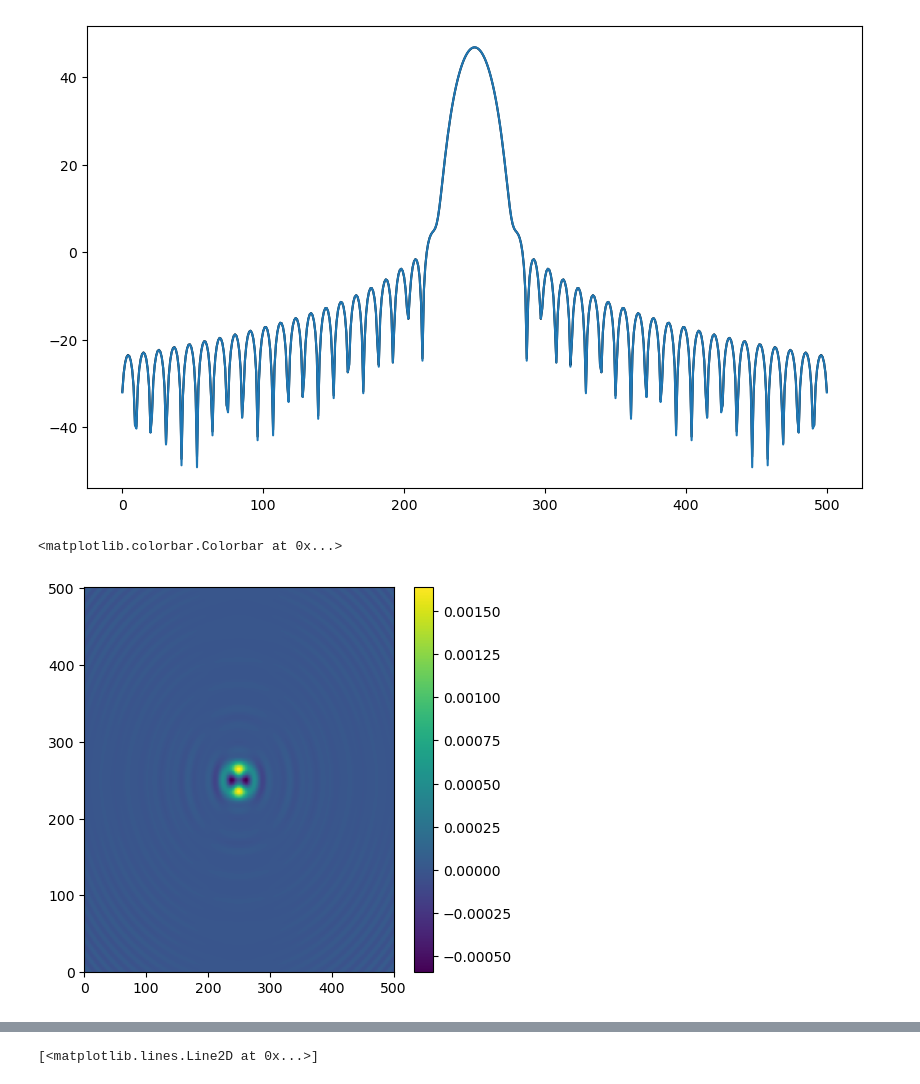
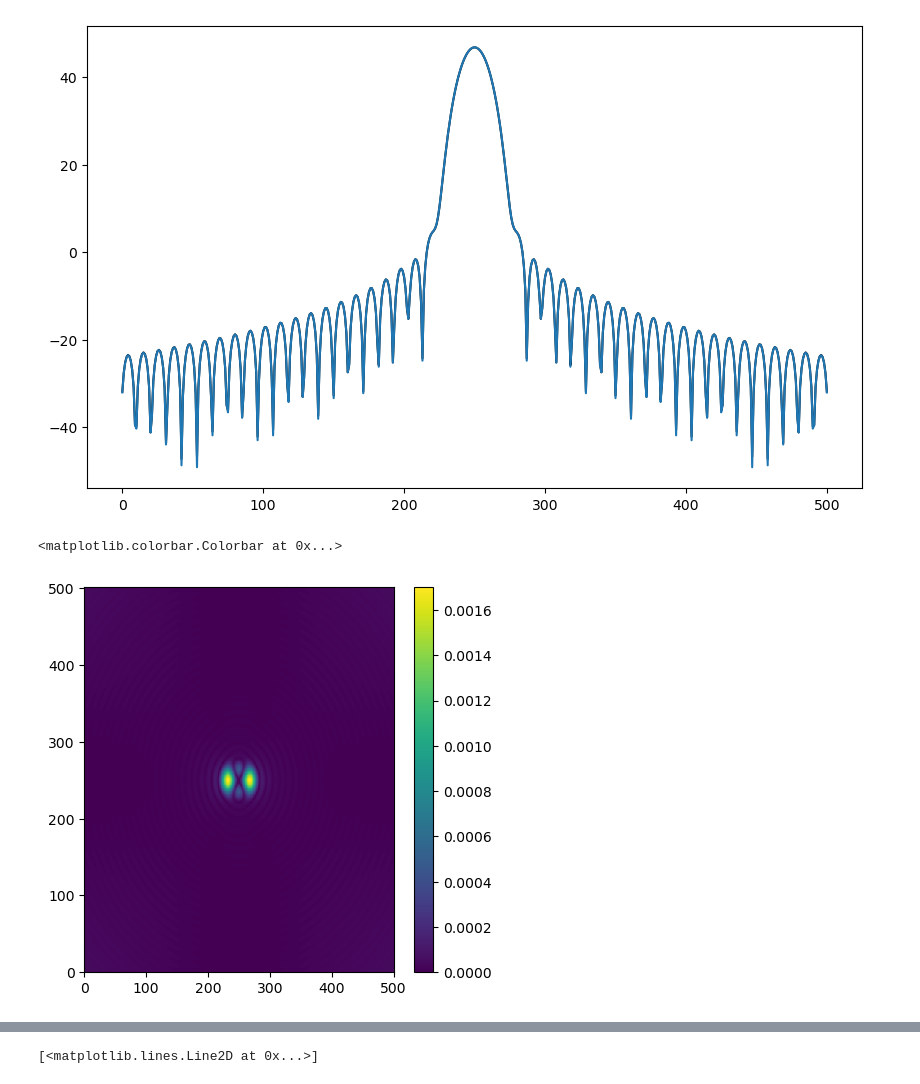
Before and after one commit to XiaodongRencologne/PO_test, a Jupyter notebook: L1_test2.ipynb, the cells around one changed output, grey strips where cells are left out. Saved outputs shown, nothing was run; the diff lists cells and outputs as text; code cells hidden in the pictures.

```diff
--- a/L1_test2.ipynb
+++ b/L1_test2.ipynb
@@ -200,5 +174,6 @@ plt.plot(np.log10(np.abs(E_co.reshape(501,-1)[250,:])**2)*10,'-')
 [<matplotlib.lines.Line2D at 0x...>]
 [figure]
 # %%
-G_co = grasp_co.reshape(501,-1)/grasp_co.reshape(501,-1)[250,250]
+G_co = grasp_co.reshape(501,-1).T/grasp_co.reshape(501,-1)[250,250]
 H_co = E_co.reshape(501,-1).T/E_co.reshape(501,-1)[250,250]
+err = G_co-H_co
@@ -207,7 +180,7 @@ err = G_co-H_co
 # %%
 fig = plt.figure(figsize=(5,5))
-plt.pcolor(err.real)
+plt.pcolor(np.abs(err))
 plt.colorbar()
 # %% [output]
 <matplotlib.colorbar.Colorbar at 0x...>
-[figure, old version]
+[figure, new version]
```
Also changed, not shown: parts of 14 cells of this notebook, 1 other file.
